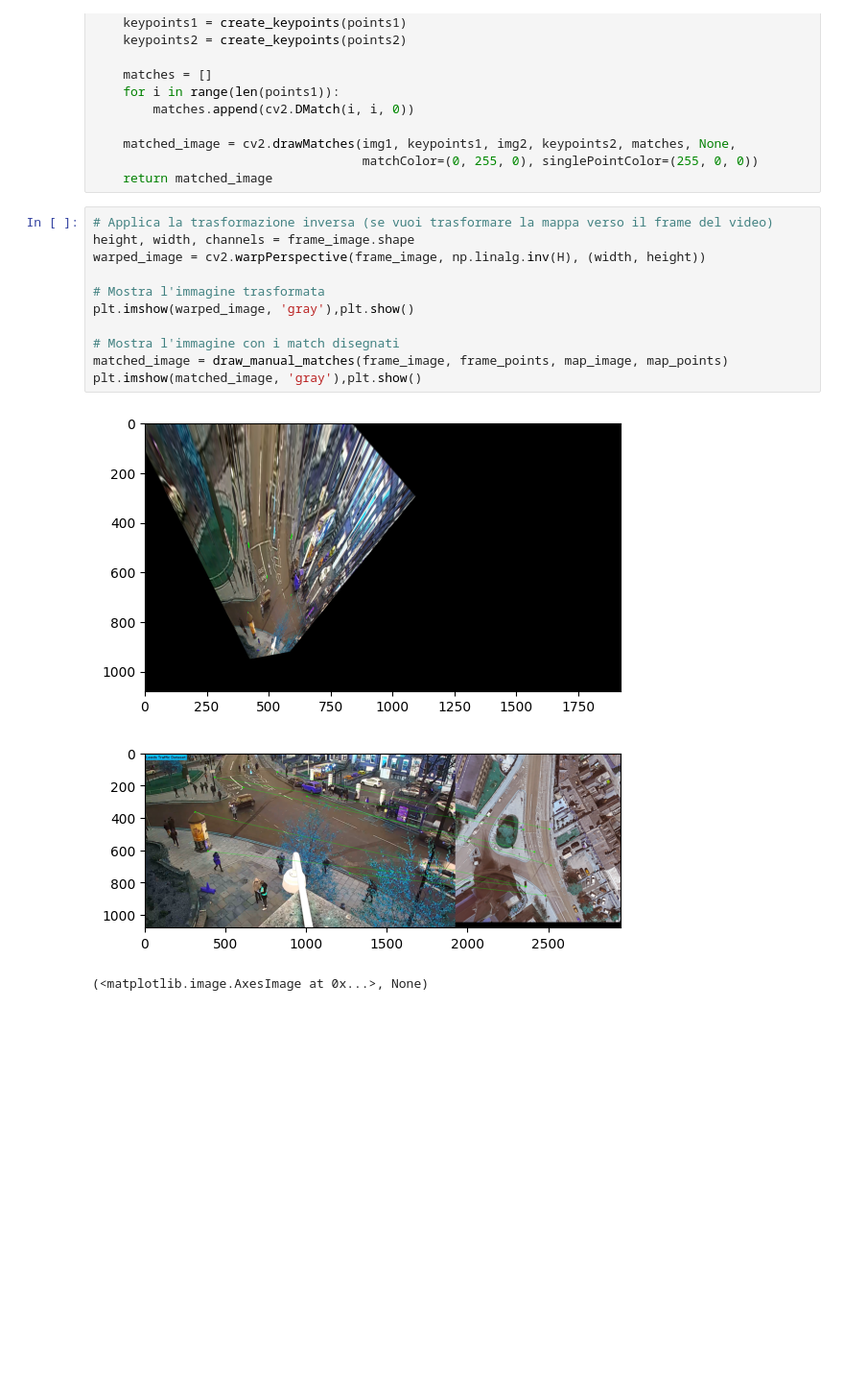
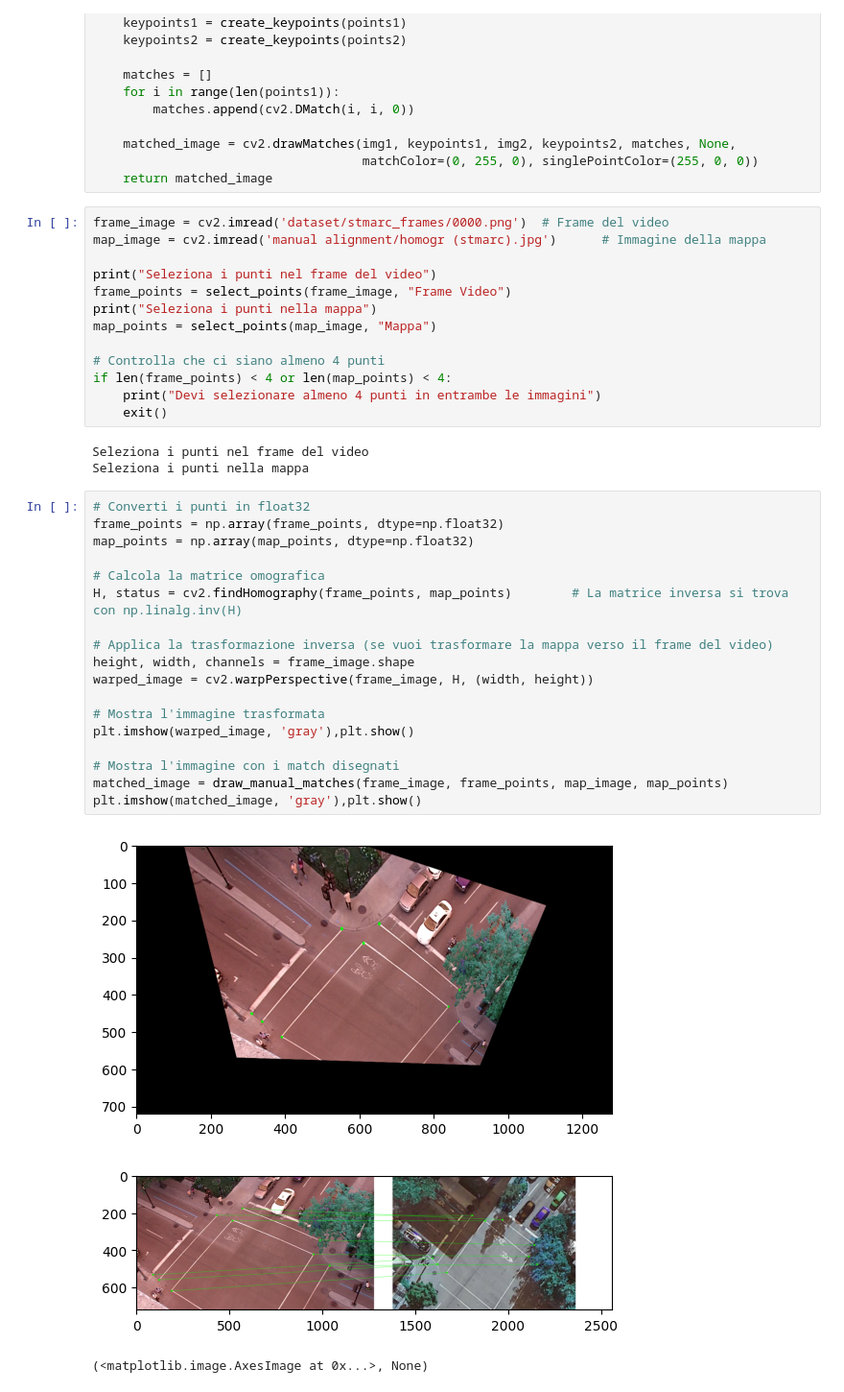
Before and after one commit to simone-cartalemi/master-degree-cv-project, a Jupyter notebook: notebooks/homography/manual_homography.ipynb, the cells around one changed output. Shown at 96% size. Saved outputs shown, nothing was run; the diff lists cells and outputs as text; blank space fills up the shorter version.

```diff
--- a/notebooks/homography/manual_homography.ipynb
+++ b/notebooks/homography/manual_homography.ipynb
@@ -58,20 +35,43 @@ def draw_manual_matches(img1, points1, img2, points2):
     matched_image = cv2.drawMatches(img1, keypoints1, img2, keypoints2, matches, None,
                                     matchColor=(0, 255, 0), singlePointColor=(255, 0, 0))
     return matched_image
+# %%
+frame_image = cv2.imread('dataset/stmarc_frames/0000.png')  # Frame del video
+map_image = cv2.imread('manual alignment/homogr (stmarc).jpg')      # Immagine della mappa
+
+print("Seleziona i punti nel frame del video")
+frame_points = select_points(frame_image, "Frame Video")
+print("Seleziona i punti nella mappa")
+map_points = select_points(map_image, "Mappa")
+
+# Controlla che ci siano almeno 4 punti
+if len(frame_points) < 4 or len(map_points) < 4:
+    print("Devi selezionare almeno 4 punti in entrambe le immagini")
+    exit()
+# %% [output]
+Seleziona i punti nel frame del video
+Seleziona i punti nella mappa
 # %%
+# Converti i punti in float32
+frame_points = np.array(frame_points, dtype=np.float32)
+map_points = np.array(map_points, dtype=np.float32)
+
+# Calcola la matrice omografica
+H, status = cv2.findHomography(frame_points, map_points)        # La matrice inversa si trova con np.linalg.inv(H)
+
 # Applica la trasformazione inversa (se vuoi trasformare la mappa verso il frame del video)
 height, width, channels = frame_image.shape
-warped_image = cv2.warpPerspective(frame_image, np.linalg.inv(H), (width, height))
+warped_image = cv2.warpPerspective(frame_image, H, (width, height))
 
 # Mostra l'immagine trasformata
 plt.imshow(warped_image, 'gray'),plt.show()
 
 # Mostra l'immagine con i match disegnati
 matched_image = draw_manual_matches(frame_image, frame_points, map_image, map_points)
 plt.imshow(matched_image, 'gray'),plt.show()
 # %% [output]
-[figure, old version]
+[figure, new version]
-[figure, old version]
+[figure, new version]
 (<matplotlib.image.AxesImage at 0x...>, None)
 # %%
 # Salva la matrice omografica su un file
```
Also changed, not shown: parts of 3 cells of this notebook.
